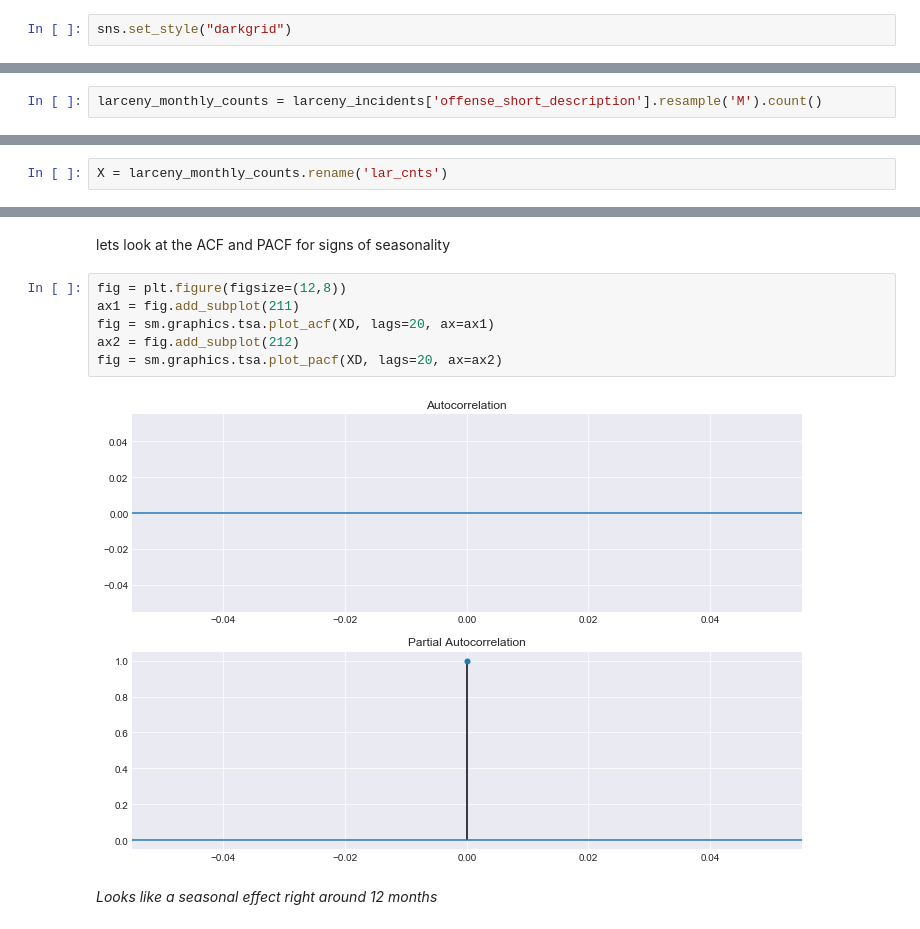
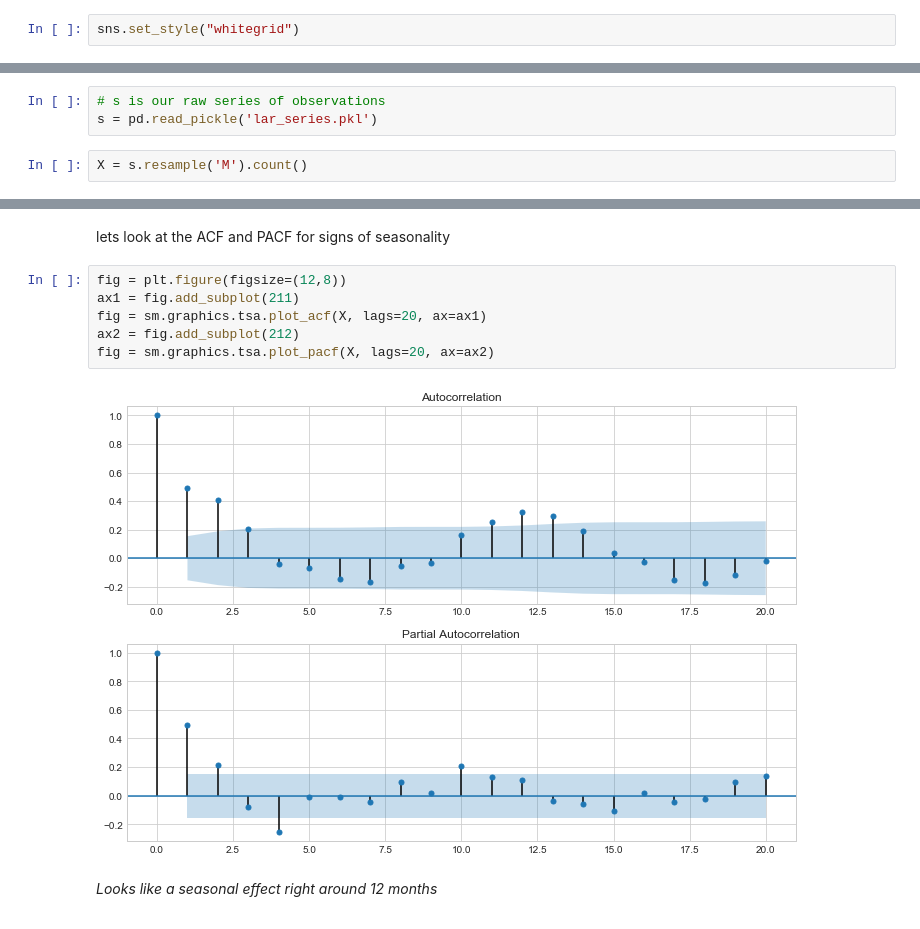
Before and after one commit to lotusflyer/ash_pub_safety, a Jupyter notebook: ash_lar_arma_model.ipynb, the cells around one changed output, grey strips where cells are left out. Saved outputs shown, nothing was run; the diff lists cells and outputs as text.

```diff
--- a/ash_lar_arma_model.ipynb
+++ b/ash_lar_arma_model.ipynb
@@ -18,5 +20,5 @@ plt.rcParams['figure.figsize'] = (20.0, 8.0)
 # %% [markdown]
 set seaborn style
 # %%
-sns.set_style("darkgrid")
+sns.set_style("whitegrid")
 # %% [markdown]
@@ -50,2 +26,5 @@ lets roll up the events up by month and study the pattern over time
+# %%
+# s is our raw series of observations
+s = pd.read_pickle('lar_series.pkl')
 # %%
-larceny_monthly_counts = larceny_incidents['offense_short_description'].resample('M').count()
+X = s.resample('M').count()
@@ -54,5 +31,3 @@ traditionally in ML or stats we use a vector X to predict y
-# %%
-X = larceny_monthly_counts.rename('lar_cnts')
 # %%
 X.describe()
 # %% [output]
@@ -111,11 +68,11 @@ lets look at the ACF and PACF for signs of seasonality
 # %%
 fig = plt.figure(figsize=(12,8))
 ax1 = fig.add_subplot(211)
-fig = sm.graphics.tsa.plot_acf(XD, lags=20, ax=ax1)
+fig = sm.graphics.tsa.plot_acf(X, lags=20, ax=ax1)
 ax2 = fig.add_subplot(212)
-fig = sm.graphics.tsa.plot_pacf(XD, lags=20, ax=ax2)
+fig = sm.graphics.tsa.plot_pacf(X, lags=20, ax=ax2)
 # %% [output]
-[figure, old version]
+[figure, new version]
 # %% [markdown]
 *Looks like a seasonal effect right around 12 months*
 # %% [markdown]
```
Also changed, not shown: parts of 31 cells of this notebook.
